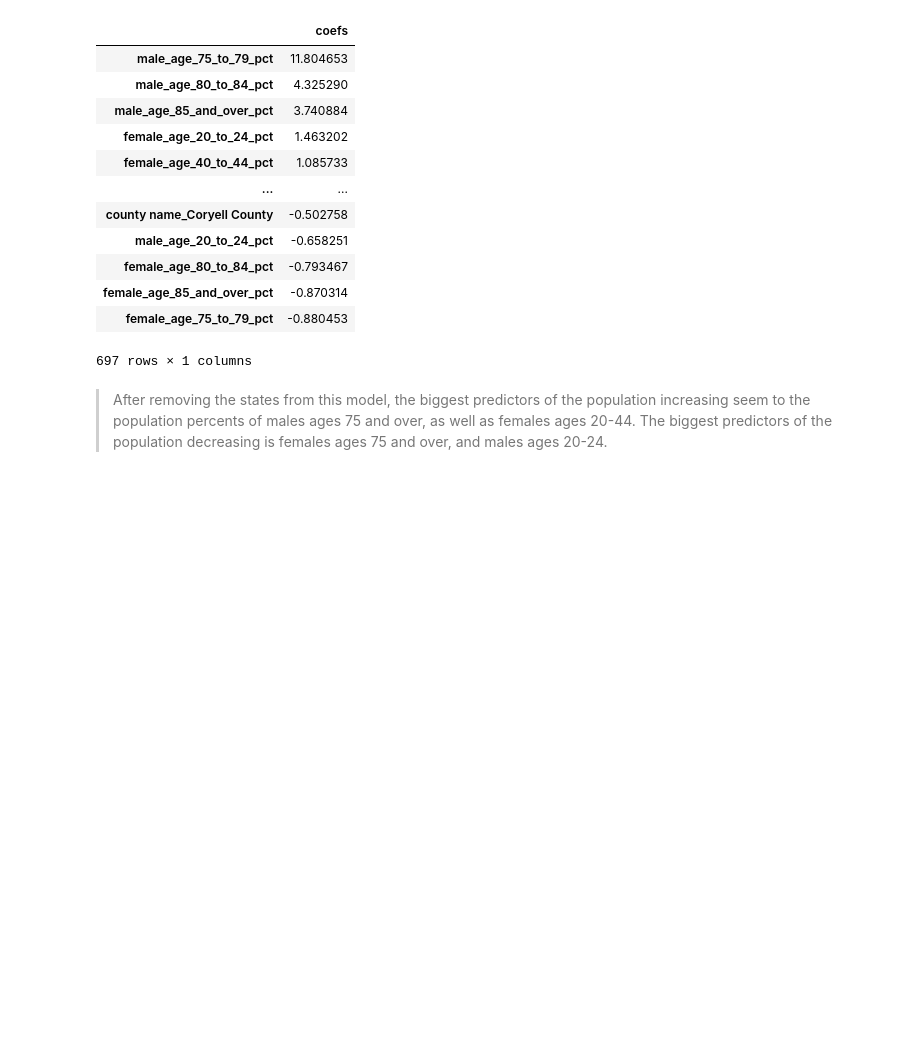
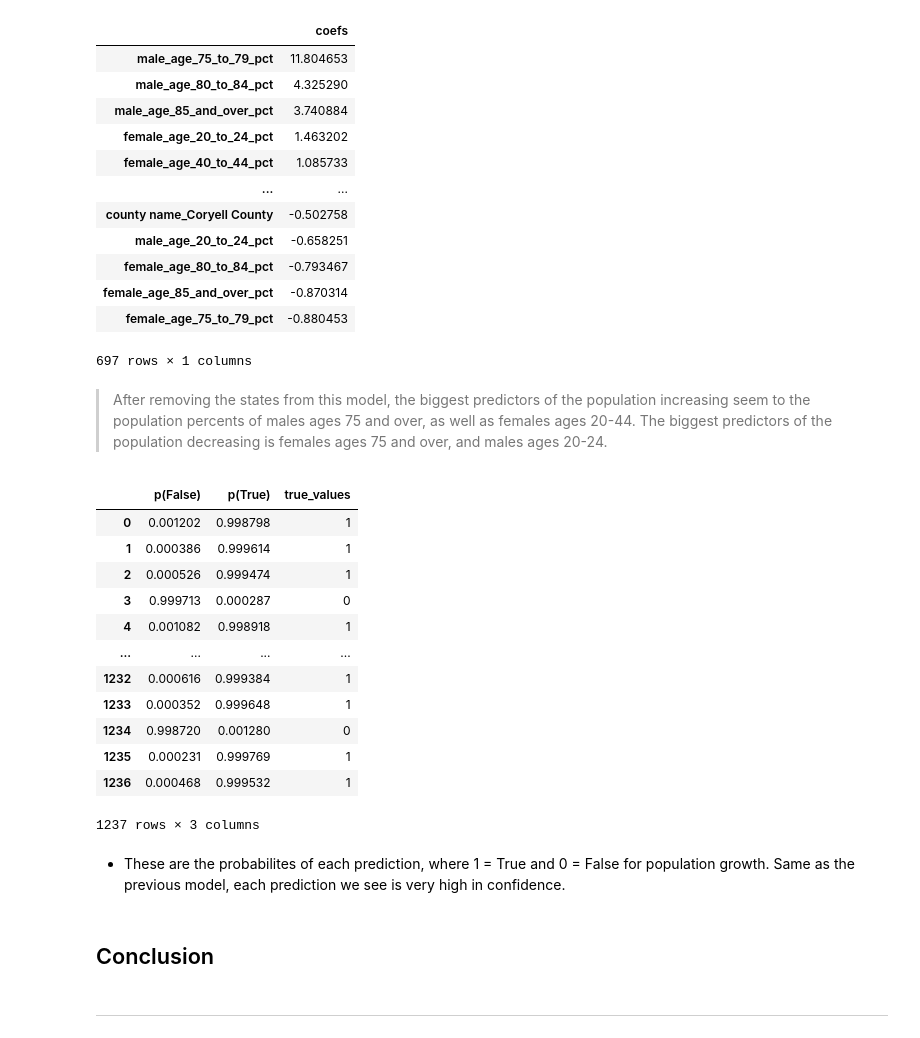
Before and after one commit to jpetersen626/Nielsen_Interview_CS, a Jupyter notebook: Nielsen Case Study.ipynb, the cells around one changed output. Drawn from its saved outputs; the diff is of its cells as text; code cells hidden in the pictures; blank space fills up the shorter version.

```diff
--- a/Nielsen Case Study.ipynb
+++ b/Nielsen Case Study.ipynb
@@ -434,3 +456,27 @@ coefs_df_2
 697 rows × 1 columns
 # %% [markdown]
 > After removing the states from this model, the biggest predictors of the population increasing seem to the population percents of males ages 75 and over, as well as females ages 20-44. The biggest predictors of the population decreasing is females ages 75 and over, and males ages 20-24.
+# %%
+preds_df2 = pd.DataFrame(pipe2.predict_proba(X_test), columns=['p(False)', 'p(True)'])
+preds_df2['true_values'] = y_test.values
+preds_df2
+# %% [output]
+|  | p(False) | p(True) | true_values |
+| 0 | 0.001202 | 0.998798 | 1 |
+| 1 | 0.000386 | 0.999614 | 1 |
+| 2 | 0.000526 | 0.999474 | 1 |
+| 3 | 0.999713 | 0.000287 | 0 |
+| 4 | 0.001082 | 0.998918 | 1 |
+| ... | ... | ... | ... |
+| 1232 | 0.000616 | 0.999384 | 1 |
+| 1233 | 0.000352 | 0.999648 | 1 |
+| 1234 | 0.998720 | 0.001280 | 0 |
+| 1235 | 0.000231 | 0.999769 | 1 |
+| 1236 | 0.000468 | 0.999532 | 1 |
+1237 rows × 3 columns
+# %% [markdown]
+- These are the probabilites of each prediction, where 1 = True and 0 = False for population growth. Same as the previous model, each prediction we see is very high in confidence.
+# %% [markdown]
+## Conclusion
+# %% [markdown]
+---
```
Also changed, not shown: parts of 5 cells of this notebook.
